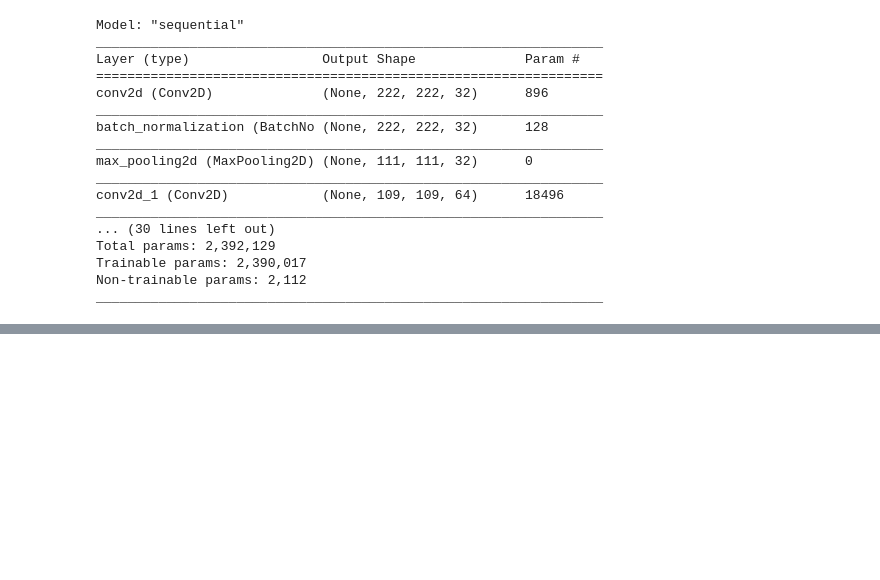
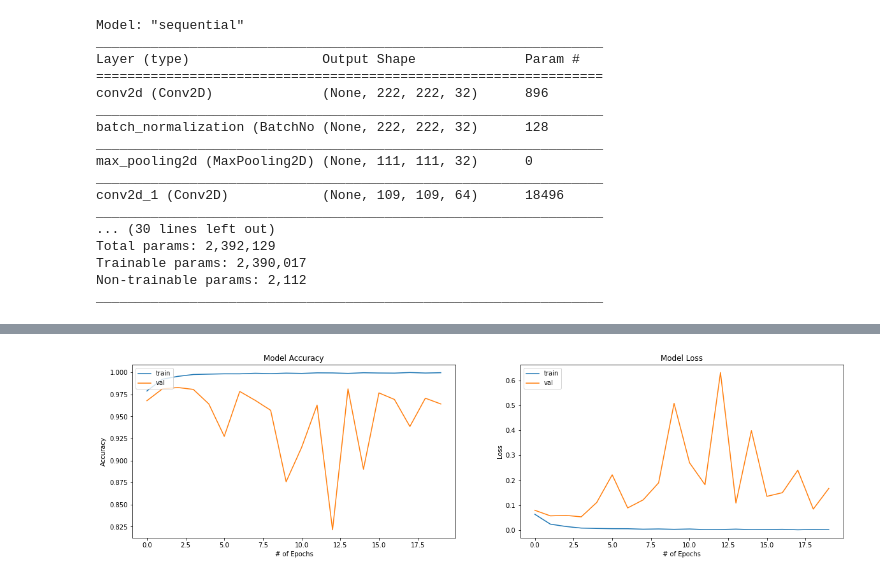
Before and after one commit to kalzeo/KyleNet, a Jupyter notebook: Experiment 1.ipynb, the cells around one changed output, grey strips where cells are left out. Drawn from its saved outputs; the diff is of its cells as text; code cells hidden in the pictures; blank space fills up the shorter version.

Commit message:
Modified CNN class to add ROC curve, confusion matrix and report.

```diff
--- a/Experiment 1.ipynb
+++ b/Experiment 1.ipynb
@@ -37,8 +20,8 @@ def PlotAccuracies(history):
 ## Experiment 1.
 ##### This experiment is to gauge the baseline performance of the model before future improvements
 # %%
-# Call the CovidCNN class
-baseline = CovidCNN(META)
+# Call the KyleNet class
+baseline = KyleNet(META, "Experiment 1")
 # %% [output]
 Found 75697 validated image filenames belonging to 2 classes.
 Found 18924 validated image filenames belonging to 2 classes.
@@ -65,6 +48,6 @@ Non-trainable params: 2,112
 _________________________________________________________________
 # %%
 # Train the model
-baselineHistory = baseline.Train()
+baseline.Train()
 # %% [output]
 Epoch 1/20
@@ -86,3 +69,4 @@ Epoch 8/20
+[figure, added]
 # %%
 # Evaluate the models performance
 baseline.Evaluate()
```
Also changed, not shown: parts of 14 cells of this notebook, 1 other file.
